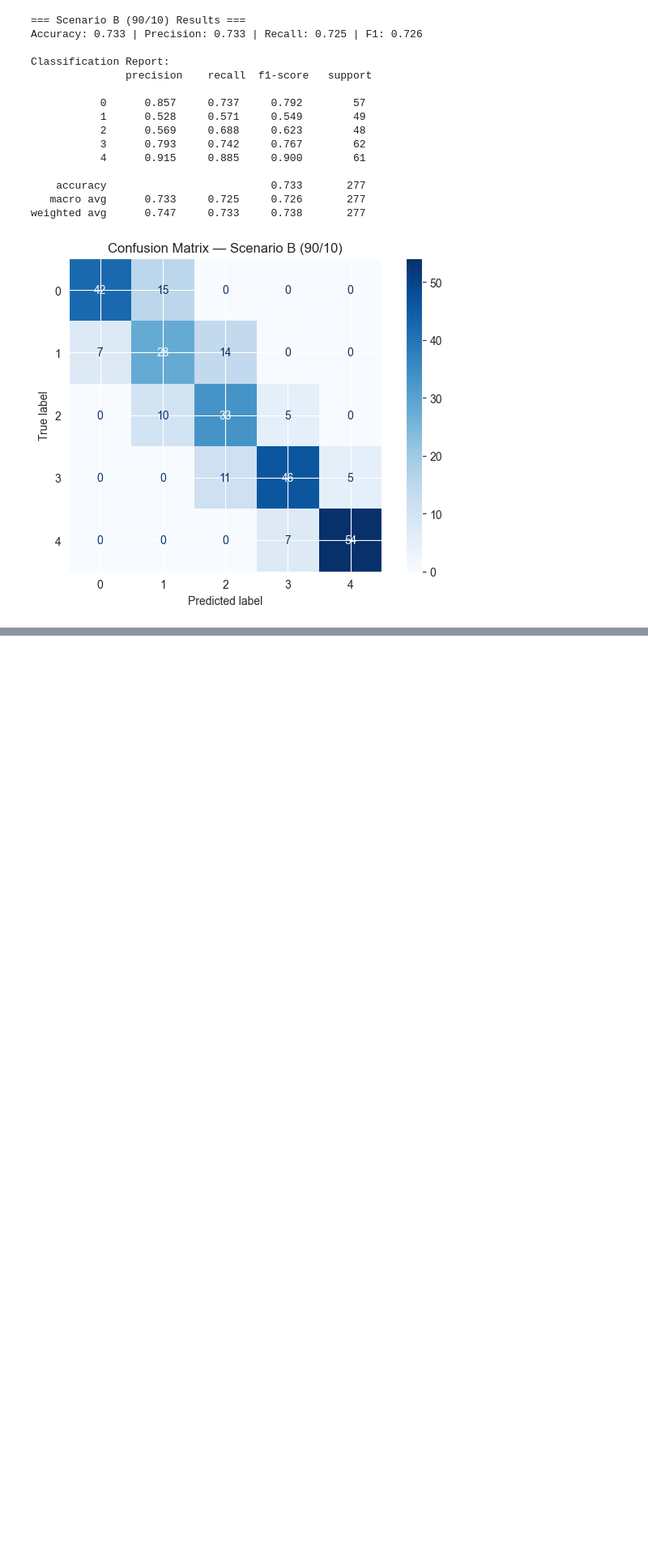
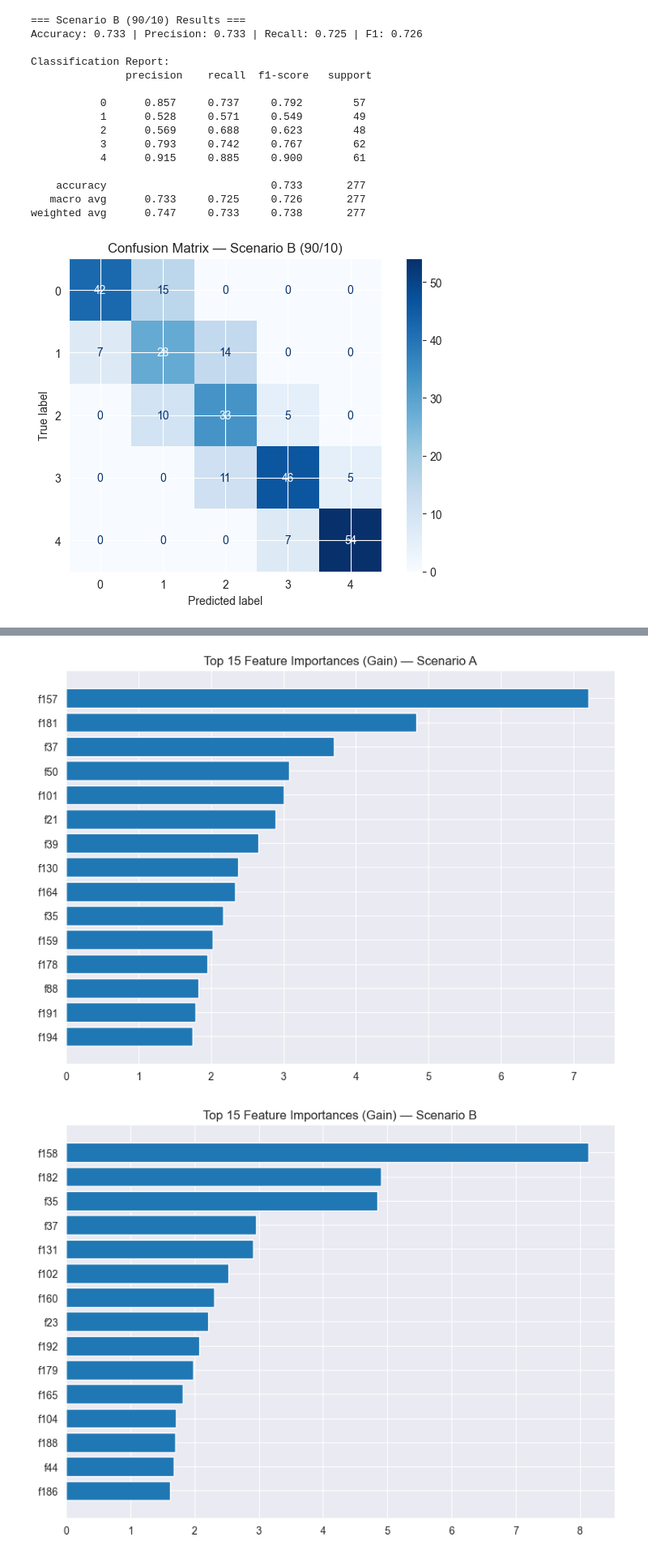
Before and after one commit to MalinaDumitrescu/ML_Projects, a Jupyter notebook: Lab1_ML/test.ipynb, the cells around one changed output, grey strips where cells are left out. Shown at 81% size. Saved outputs shown, nothing was run; the diff lists cells and outputs as text; code cells hidden in the pictures; blank space fills up the shorter version.

```diff
--- a/Lab1_ML/test.ipynb
+++ b/Lab1_ML/test.ipynb
@@ -1292,0 +1303,25 @@ ImportError: You must install graphviz to plot tree
+# %%
+# Step 4.4 — feature importance (top 15)
+with open(os.path.join("L4_artifacts","A_features.json"),"r") as f:
+    featA = json.load(f)
+with open(os.path.join("L4_artifacts","B_features.json"),"r") as f:
+    featB = json.load(f)
+
+def top_importance(model, feature_names, tag, topn=15):
+    booster = model.get_booster()
+    imp = booster.get_score(importance_type="gain")
+    df = pd.DataFrame(list(imp.items()), columns=["Feature","Gain"])
+    df = df.sort_values("Gain", ascending=False).head(topn)
+    plt.figure(figsize=(8,6))
+    plt.barh(df["Feature"], df["Gain"])
+    plt.gca().invert_yaxis()
+    plt.title(f"Top {topn} Feature Importances (Gain) — {tag}")
+    plt.tight_layout()
+    plt.show()
+    return df
+
+impA = top_importance(model_A, featA, "Scenario A")
+impB = top_importance(model_B, featB, "Scenario B")
+# %% [output]
+[figure, added]
+[figure, added]
```
Also changed, not shown: parts of 1 cell of this notebook.
